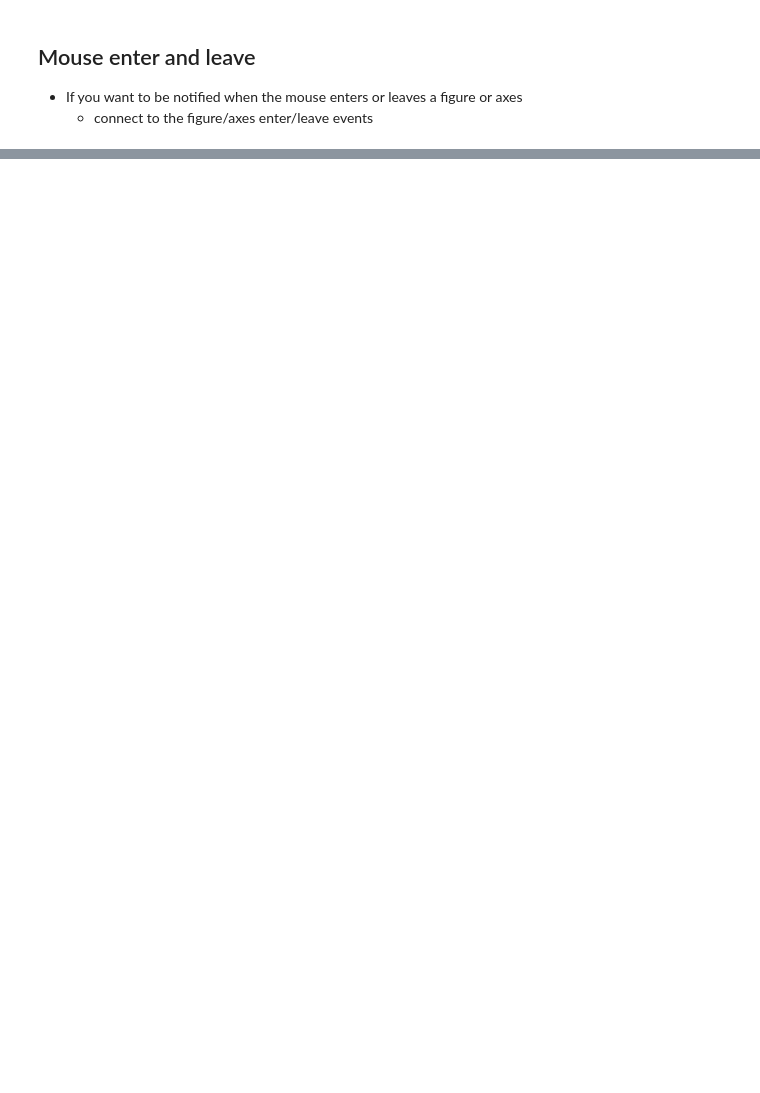
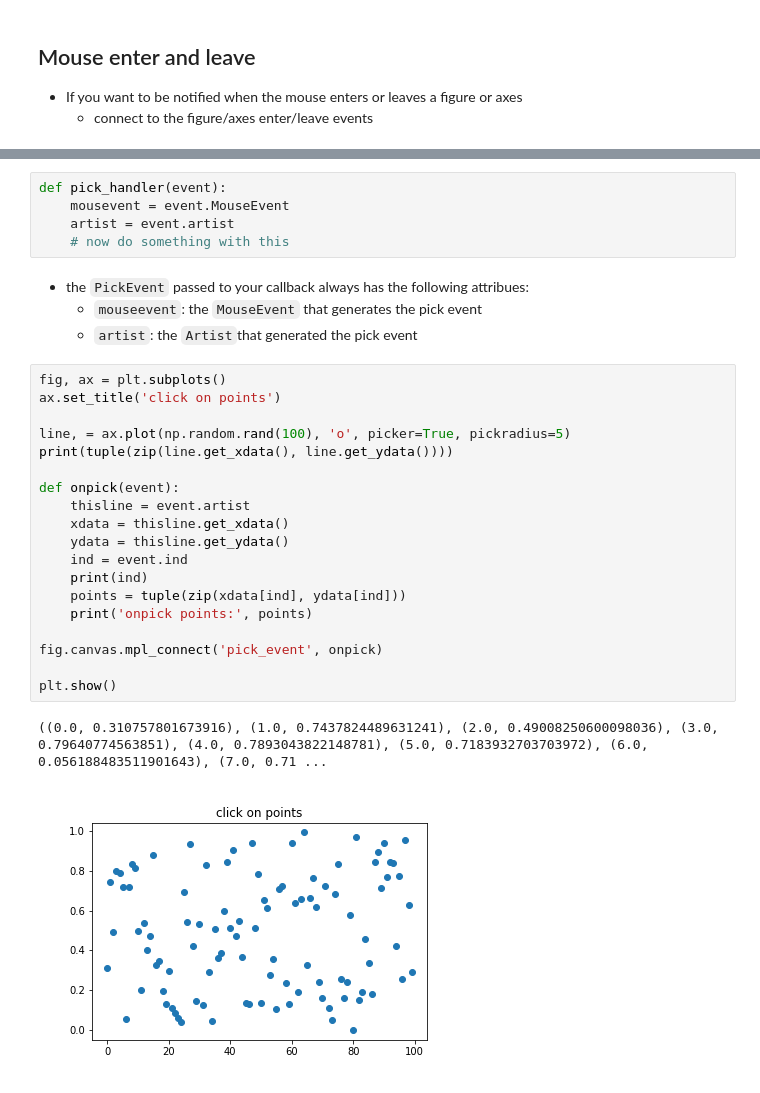
Before and after one commit to PaulToronto/Math-and-Data-Science-Reference, a Jupyter notebook: Interactive_Plotting_in_Matplotlib.ipynb, the cells around one changed output, grey strips where cells are left out. Saved outputs shown, nothing was run; the diff lists cells and outputs as text; blank space fills up the shorter version.

```diff
--- a/Interactive_Plotting_in_Matplotlib.ipynb
+++ b/Interactive_Plotting_in_Matplotlib.ipynb
@@ -258,0 +289,31 @@ plt.show()
+# %%
+def pick_handler(event):
+    mousevent = event.MouseEvent
+    artist = event.artist
+    # now do something with this
+# %% [markdown]
+- the `PickEvent` passed to your callback always has the following attribues:
+    - `mouseevent`: the `MouseEvent` that generates the pick event
+    - `artist`: the `Artist`that generated the pick event
+# %%
+fig, ax = plt.subplots()
+ax.set_title('click on points')
+
+line, = ax.plot(np.random.rand(100), 'o', picker=True, pickradius=5)
+print(tuple(zip(line.get_xdata(), line.get_ydata())))
+
+def onpick(event):
+    thisline = event.artist
+    xdata = thisline.get_xdata()
+    ydata = thisline.get_ydata()
+    ind = event.ind
+    print(ind)
+    points = tuple(zip(xdata[ind], ydata[ind]))
+    print('onpick points:', points)
+
+fig.canvas.mpl_connect('pick_event', onpick)
+
+plt.show()
+# %% [output]
+((0.0, 0.310757801673916), (1.0, 0.7437824489631241), (2.0, 0.49008250600098036), (3.0, 0.79640774563851), (4.0, 0.7893043822148781), (5.0, 0.7183932703703972), (6.0, 0.056188483511901643), (7.0, 0.71 ...
+[figure, added]
```
Also changed, not shown: parts of 5 cells of this notebook.
